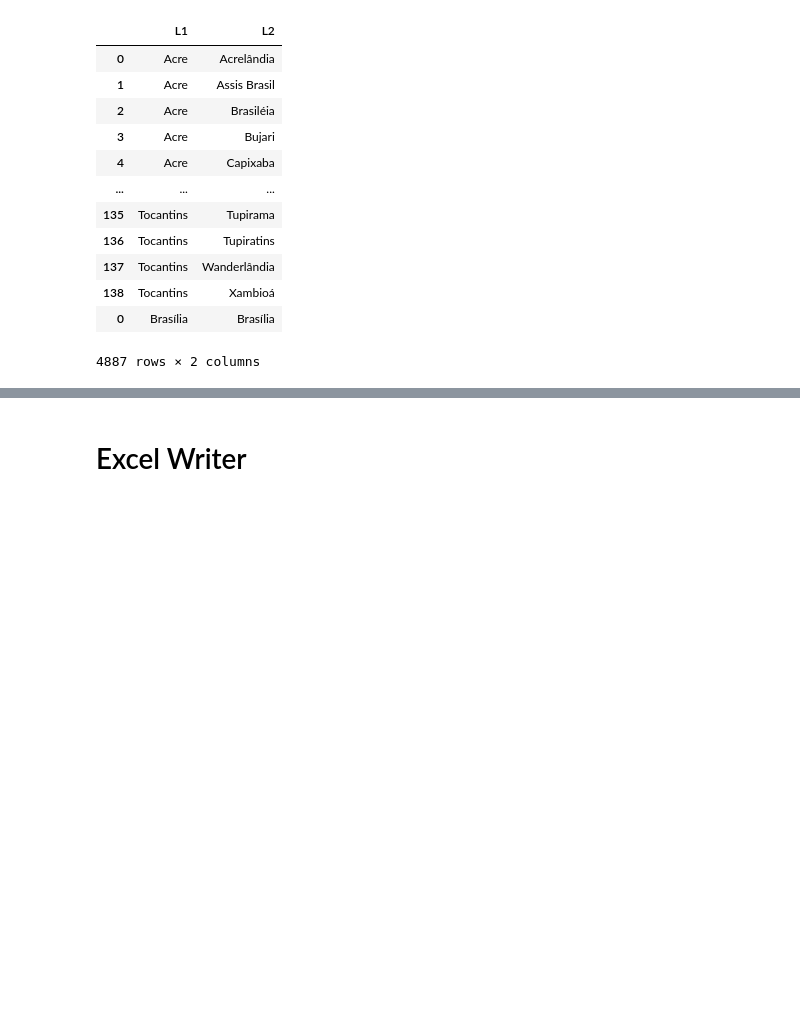
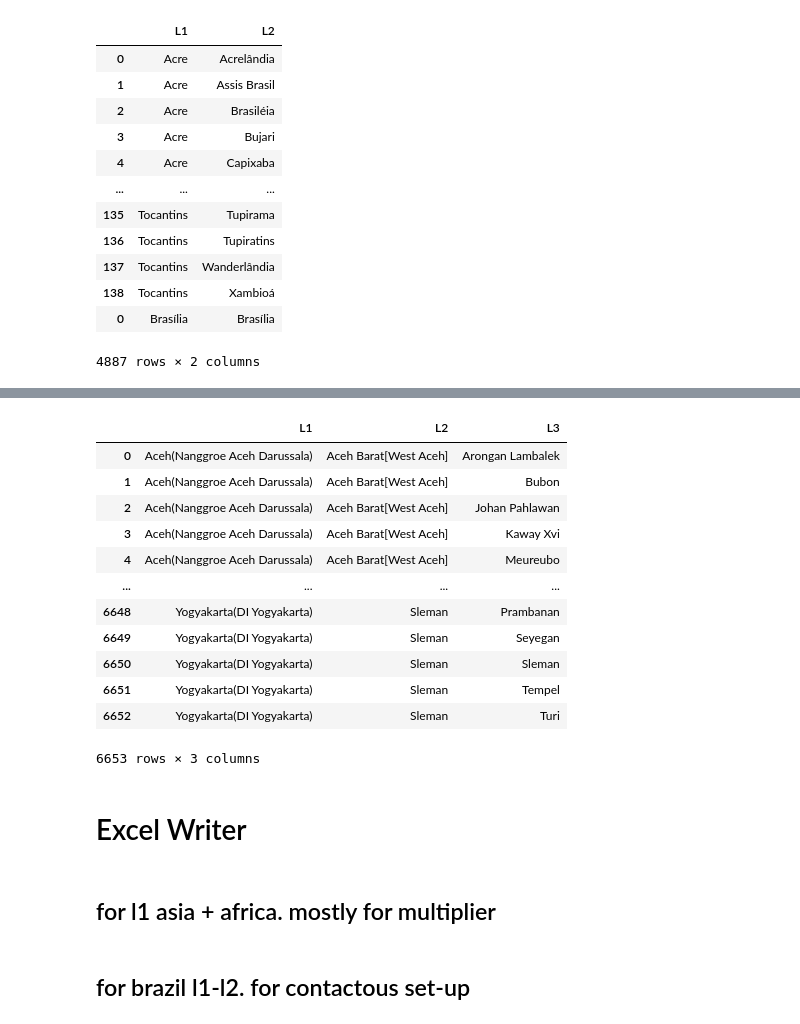
Before and after one commit to CabooseExia/Geospatial-practice, a Jupyter notebook: citypopulation_webscraper.ipynb, the cells around one changed output, grey strips where cells are left out. Cells and saved outputs as stored; diff of their text form; code cells hidden in the pictures; blank space fills up the shorter version.

```diff
--- a/citypopulation_webscraper.ipynb
+++ b/citypopulation_webscraper.ipynb
@@ -642,0 +760,6 @@ brazil_df
+# %%
+page = requests.get(f"https://www.citypopulation.de/en/indonesia/admin/")
+indo_l1l2 = make_indo_l1l2(page)
+indo_l1l2.rename(columns={'Province': 'L1', 'District': 'L2'}, inplace=True)
+indo_l1l2 = indo_l1l2[['L1', 'L2']]
+indo_l1l2
@@ -643,5 +845,25 @@ brazil_df
+# %%
+indo = indo_l2l3.merge(indo_l1l2, on='L2', how='left')
+indo = indo[['L1', 'L2', 'L3']]
+indo
+# %% [output]
+|  | L1 | L2 | L3 |
+| 0 | Aceh(Nanggroe Aceh Darussala) | Aceh Barat[West Aceh] | Arongan Lambalek |
+| 1 | Aceh(Nanggroe Aceh Darussala) | Aceh Barat[West Aceh] | Bubon |
+| 2 | Aceh(Nanggroe Aceh Darussala) | Aceh Barat[West Aceh] | Johan Pahlawan |
+| 3 | Aceh(Nanggroe Aceh Darussala) | Aceh Barat[West Aceh] | Kaway Xvi |
+| 4 | Aceh(Nanggroe Aceh Darussala) | Aceh Barat[West Aceh] | Meureubo |
+| ... | ... | ... | ... |
+| 6648 | Yogyakarta(DI Yogyakarta) | Sleman | Prambanan |
+| 6649 | Yogyakarta(DI Yogyakarta) | Sleman | Seyegan |
+| 6650 | Yogyakarta(DI Yogyakarta) | Sleman | Sleman |
+| 6651 | Yogyakarta(DI Yogyakarta) | Sleman | Tempel |
+| 6652 | Yogyakarta(DI Yogyakarta) | Sleman | Turi |
+6653 rows × 3 columns
 # %% [markdown]
 # Excel Writer
+# %% [markdown]
+## for l1 asia + africa. mostly for multiplier
 # %%
 # with pd.ExcelWriter('data/all_citypopulation_data.xlsx', engine='openpyxl') as writer:
 #     bangladesh_df.to_excel(writer, sheet_name='Bangladesh', index=False)
@@ -661,6 +883,8 @@ brazil_df
 #     ghana_df.to_excel(writer, sheet_name='Ghana', index=False)
 #     eswatini_df.to_excel(writer, sheet_name='Eswatini', index=False)
 #     workbook = writer.book
+# %% [markdown]
+## for brazil l1-l2. for contactous set-up
 # %%
 # brazil_df.to_excel('data/brazil_df.xlsx', index=False)
 # %%
```
Also changed, not shown: parts of 14 cells of this notebook.
